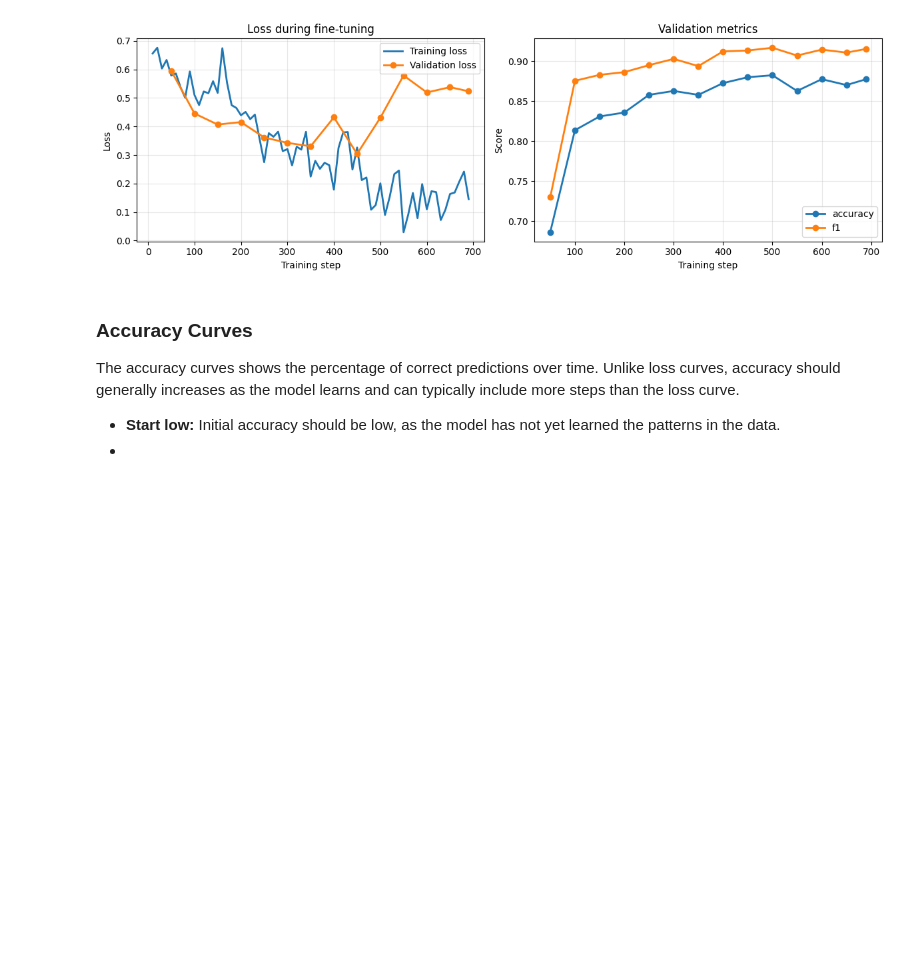
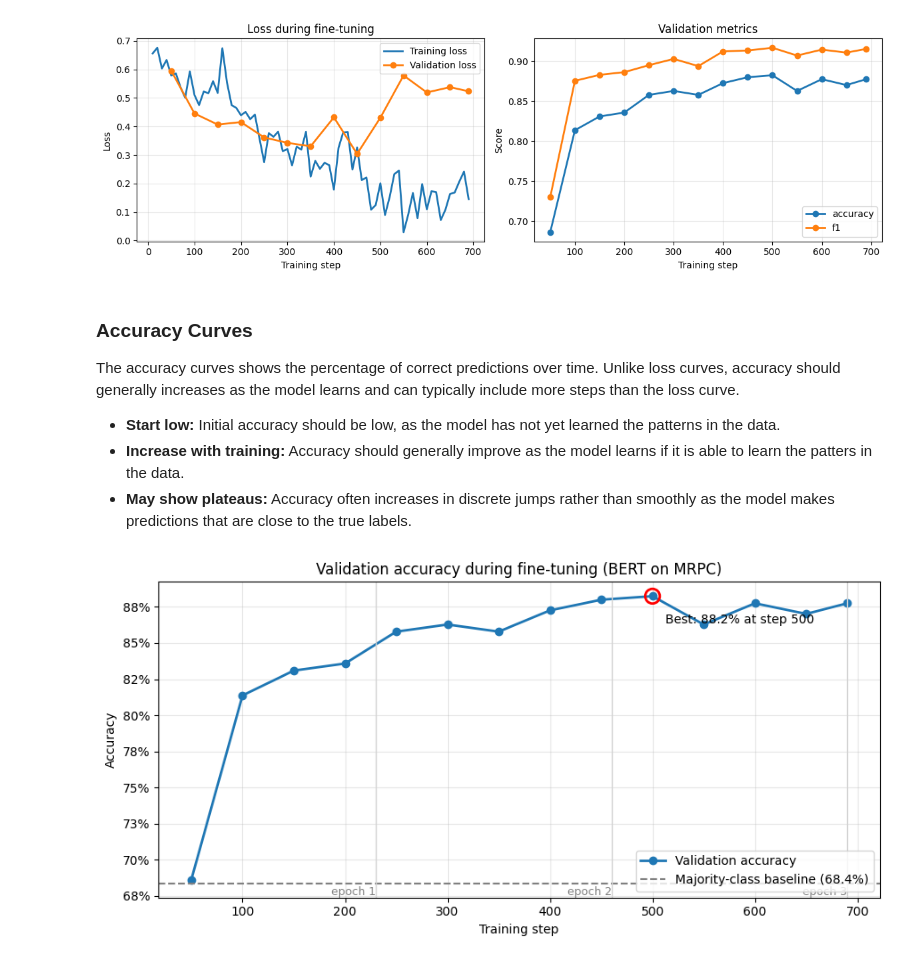
Before and after one commit to JoseAlberto88/Hugging-Face-LLM-Course, a Jupyter notebook: Fine_Tuning_A_Pretained_Model_.ipynb, the cells around one changed output. Drawn from its saved outputs; the diff is of its cells as text; code cells hidden in the pictures; blank space fills up the shorter version.

```diff
--- a/Fine_Tuning_A_Pretained_Model_.ipynb
+++ b/Fine_Tuning_A_Pretained_Model_.ipynb
@@ -992,4 +992,52 @@ plt.show()
 The accuracy curves shows the percentage of correct predictions over time. Unlike loss curves, accuracy should generally increases as the model learns and can typically include more steps than the loss curve.
 
   - **Start low:** Initial accuracy should be low, as the model has not yet learned the patterns in the data.
-  -
+  - **Increase with training:** Accuracy should generally improve as the model learns if it is able to learn the patters in the data.
+  - **May show plateaus:** Accuracy often increases in discrete jumps rather than smoothly as the model makes predictions that are close to the true labels.
+# %%
+import math
+import numpy as np
+import matplotlib.pyplot as plt
+
+logs = trainer.state.log_history
+acc = [(l["step"], l["eval_accuracy"]) for l in logs if "eval_accuracy" in l]
+if not acc:
+    raise ValueError("No 'eval_accuracy' found. Check that compute_metrics returns 'accuracy'.")
+steps, values = zip(*acc)
+
+# Baseline: accuracy you get by always predicting the most common class
+val = tokenized_datasets["validation"]
+label_col = "labels" if "labels" in val.column_names else "label"
+labels = np.array(val[label_col])
+baseline = np.bincount(labels).max() / len(labels)
+
+# Best checkpoint
+best_i = int(np.argmax(values))
+
+fig, ax = plt.subplots(figsize=(9, 4.5))
+ax.plot(steps, values, marker="o", linewidth=2, label="Validation accuracy")
+ax.axhline(baseline, linestyle="--", color="gray",
+           label=f"Majority-class baseline ({baseline:.1%})")
+ax.scatter(steps[best_i], values[best_i], s=140, facecolors="none",
+           edgecolors="red", linewidths=2, zorder=5)
+ax.annotate(f"Best: {values[best_i]:.1%} at step {steps[best_i]}",
+            xy=(steps[best_i], values[best_i]),
+            xytext=(10, -22), textcoords="offset points")
+
+# Mark where each epoch ends
+steps_per_epoch = math.ceil(len(tokenized_datasets["train"]) / 16)
+for e in range(1, 4):
+    ax.axvline(e * steps_per_epoch, color="lightgray", linewidth=1)
+    ax.text(e * steps_per_epoch, ax.get_ylim()[0], f" epoch {e}",
+            va="bottom", ha="right", fontsize=9, color="gray")
+
+ax.set_xlabel("Training step")
+ax.set_ylabel("Accuracy")
+ax.set_title("Validation accuracy during fine-tuning (BERT on MRPC)")
+ax.yaxis.set_major_formatter(plt.FuncFormatter(lambda y, _: f"{y:.0%}"))
+ax.legend(loc="lower right")
+ax.grid(alpha=0.3)
+plt.tight_layout()
+plt.show()
+# %% [output]
+[figure, added]
```
